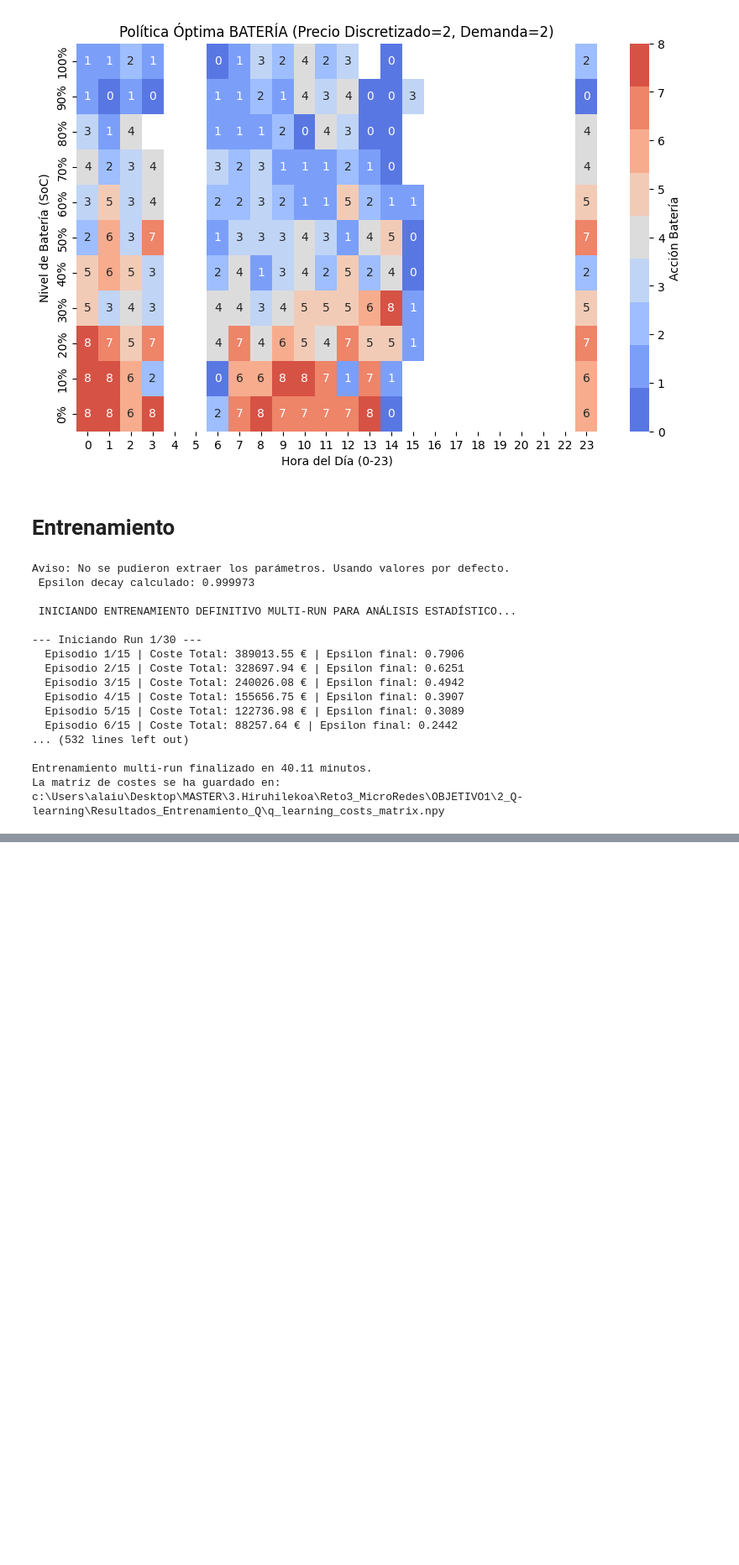
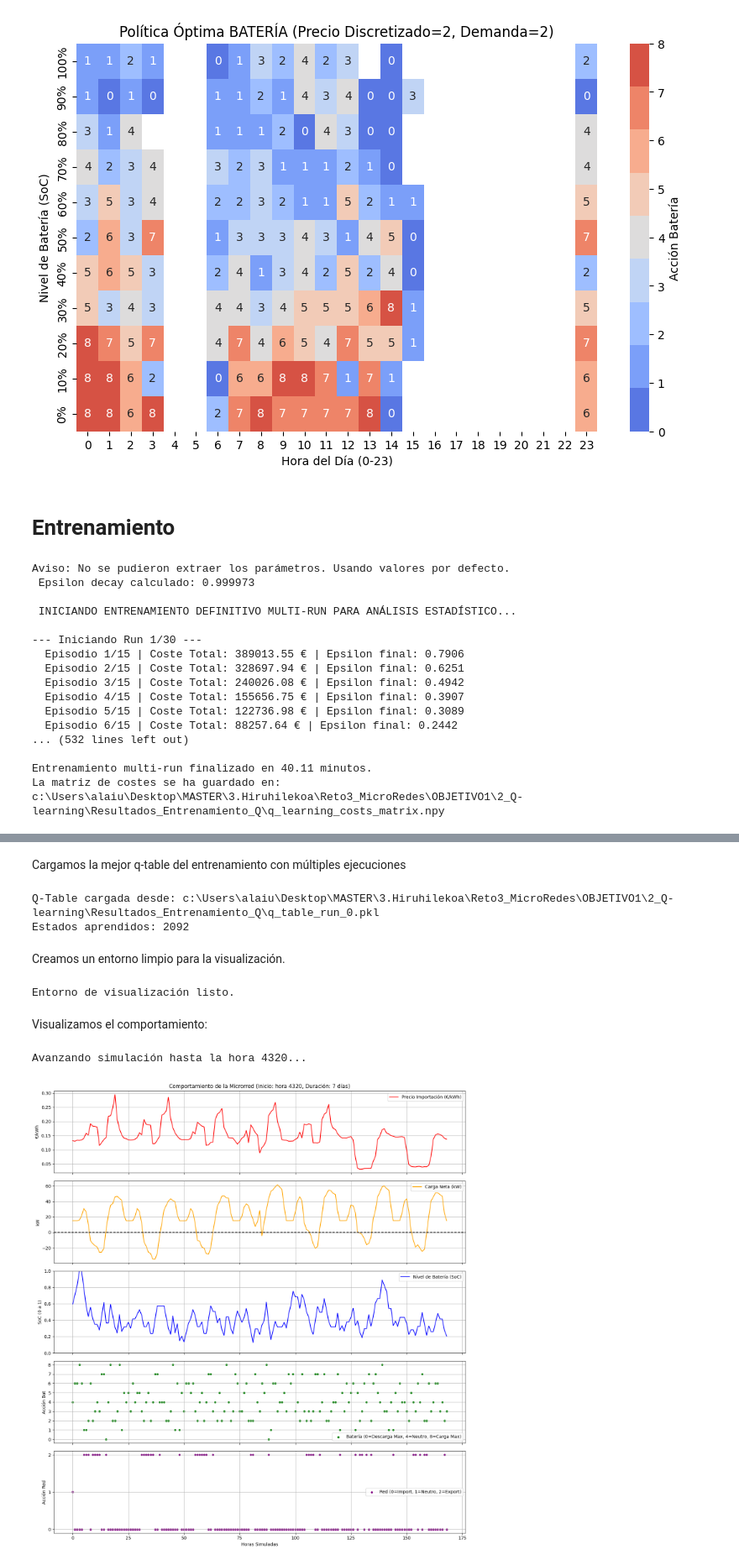
Before and after one commit to palvcam/Reto3_MicroRedes, a Jupyter notebook: OBJETIVO1/2_Q-learning/2_q-learning.ipynb, the cells around one changed output, grey strips where cells are left out. Shown at 84% size. Saved outputs shown, nothing was run; the diff lists cells and outputs as text; code cells hidden in the pictures; blank space fills up the shorter version.

Commit message:
visualizaciones
política, comportamiento, exploración después de entrenar

```diff
--- a/OBJETIVO1/2_Q-learning/2_q-learning.ipynb
+++ b/OBJETIVO1/2_Q-learning/2_q-learning.ipynb
@@ -693,0 +696,45 @@ c:\Users\alaiu\Desktop\MASTER\3.Hiruhilekoa\Reto3_MicroRedes\OBJETIVO1\2_Q-learn
+# %% [markdown]
+Cargamos la mejor q-table del entrenamiento con múltiples ejecuciones
+# %%
+RESULTADOS_ENTRENAMIENTO_DIR = os.path.join(ruta_base, "Resultados_Entrenamiento_Q")
+
+# Cargamos el run 0 por ejemplo
+RUN_A_CARGAR = 0
+ruta_q = os.path.join(RESULTADOS_ENTRENAMIENTO_DIR, f"q_table_run_{RUN_A_CARGAR}.pkl")
+
+with open(ruta_q, 'rb') as f:
+    q_raw = pickle.load(f)
+
+# Reconstruir como defaultdict con arrays numpy (igual que durante el entrenamiento)
+Q_cargada = defaultdict(lambda: np.zeros(9))
+for k, v in q_raw.items():
+    Q_cargada[k] = np.array(v)
+
+print(f"Q-Table cargada desde: {ruta_q}")
+print(f"Estados aprendidos: {len(Q_cargada)}")
+# %% [output]
+Q-Table cargada desde: c:\Users\alaiu\Desktop\MASTER\3.Hiruhilekoa\Reto3_MicroRedes\OBJETIVO1\2_Q-learning\Resultados_Entrenamiento_Q\q_table_run_0.pkl
+Estados aprendidos: 2092
+# %% [markdown]
+Creamos un entorno limpio para la visualización.
+# %%
+modulos_viz = [copy.deepcopy(grid), copy.deepcopy(battery),
+               copy.deepcopy(load), copy.deepcopy(pv)]
+microrred_viz = Microgrid(modulos_viz)
+env_viz = CustomEnvTabular(
+    pymgrid_network=microrred_viz,
+    horizon=min_len,
+    low_soc_penalty=50.0,
+    low_soc_threshold=0.20
+)
+print("Entorno de visualización listo.")
+# %% [output]
+Entorno de visualización listo.
+# %% [markdown]
+Visualizamos el comportamiento:
+# %%
+# Comportamiento durante 7 días a partir de la hora 4320 (igual que antes)
+visualizar_comportamiento(env_viz, Q_cargada, dias=7, hora_inicio=4320)
+# %% [output]
+Avanzando simulación hasta la hora 4320...
+[figure, added]
```
Also changed, not shown: parts of 7 cells of this notebook.
